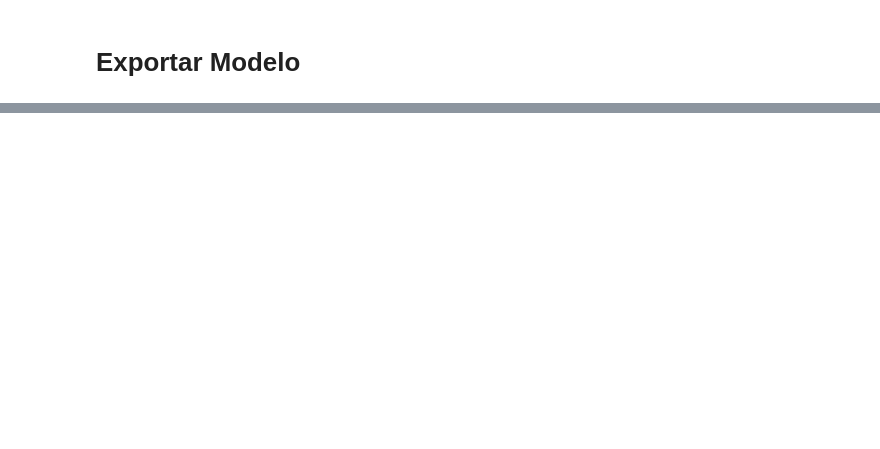
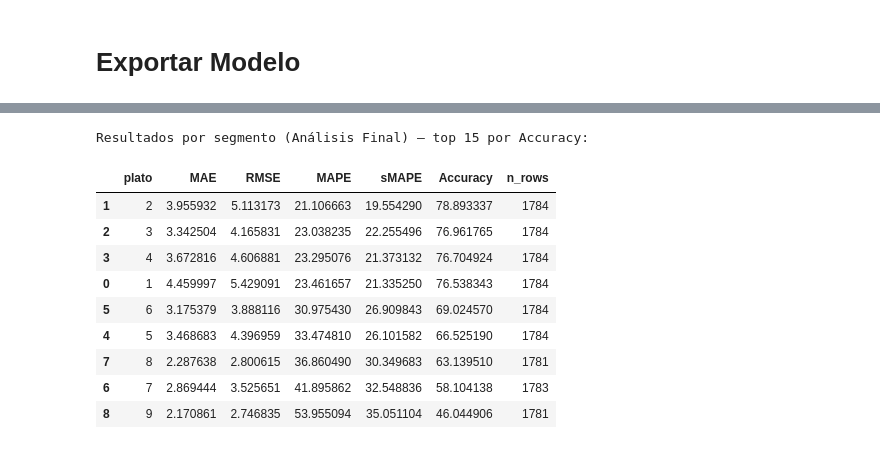
Before and after one commit to joseph7104/-1INF46-Plan_Compras_Produccion, a Jupyter notebook: notebooks/tuning/XGBOOST.ipynb, the cells around one changed output, grey strips where cells are left out. Cells and saved outputs as stored; diff of their text form; code cells hidden in the pictures; blank space fills up the shorter version.

```diff
--- a/notebooks/tuning/XGBOOST.ipynb
+++ b/notebooks/tuning/XGBOOST.ipynb
@@ -1315,0 +1260,80 @@ To https://github.com/joseph7104/-1INF46-Plan_Compras_Produccion.git
+# %%
+# 2) Reentrenamiento de modelos Poisson por segmento sin 'monto_total'
+
+import xgboost as xgb
+from tqdm import tqdm
+import numpy as np
+import pandas as pd
+
+models_poisson_final = {}
+results_poisson_final = []
+
+for seg in tqdm(poisson_segments, desc="Entrenando modelos Poisson por plato (análisis final)"):
+    g = df[df[PLATO_COL] == seg].copy()
+    if len(g) < 250:
+        continue
+
+    g = g.sort_values(DATE_COL).reset_index(drop=True)
+
+    # Split temporal: 80% train, 20% test
+    split_idx = int(len(g) * 0.8)
+    X_tr, X_te = g.iloc[:split_idx][regressors_final], g.iloc[split_idx:][regressors_final]
+    y_tr, y_te = g.iloc[:split_idx][TARGET_COL], g.iloc[split_idx:][TARGET_COL]
+
+    dtrain = xgb.DMatrix(X_tr, label=y_tr)
+    dtest  = xgb.DMatrix(X_te, label=y_te)
+
+    params = {
+        "objective": "count:poisson",
+        "eval_metric": "mae",
+        "tree_method": "hist",
+        "eta": 0.01,
+        "max_depth": 5,
+        "subsample": 0.8,
+        "colsample_bytree": 0.8,
+        "random_state": 42
+    }
+
+    bst = xgb.train(
+        params=params,
+        dtrain=dtrain,
+        num_boost_round=600,
+        evals=[(dtest, "valid")],
+        early_stopping_rounds=50,
+        verbose_eval=False
+    )
+
+    # Predicciones en test
+    y_pred = bst.predict(dtest)
+    mae = np.mean(np.abs(y_te - y_pred))
+    rmse = np.sqrt(np.mean((y_te - y_pred) ** 2))
+    mape = np.mean(np.abs((y_te - y_pred) / np.clip(y_te, 1e-9, None))) * 100
+    smape = np.mean(2*np.abs(y_te - y_pred)/(np.abs(y_te)+np.abs(y_pred)+1e-9))*100
+    acc = 100 - mape
+
+    results_poisson_final.append({
+        "plato": seg,
+        "MAE": mae,
+        "RMSE": rmse,
+        "MAPE": mape,
+        "sMAPE": smape,
+        "Accuracy": acc,
+        "n_rows": len(g) # Añadimos n_rows para ponderación
+    })
+    models_poisson_final[seg] = bst
+
+res_poisson_final_df = pd.DataFrame(results_poisson_final).sort_values("Accuracy", ascending=False)
+print("\nResultados por segmento (Análisis Final) — top 15 por Accuracy:")
+display(res_poisson_final_df)
+# %% [output]
+Resultados por segmento (Análisis Final) — top 15 por Accuracy:
+|  | plato | MAE | RMSE | MAPE | sMAPE | Accuracy | n_rows |
+| 1 | 2 | 3.955932 | 5.113173 | 21.106663 | 19.554290 | 78.893337 | 1784 |
+| 2 | 3 | 3.342504 | 4.165831 | 23.038235 | 22.255496 | 76.961765 | 1784 |
+| 3 | 4 | 3.672816 | 4.606881 | 23.295076 | 21.373132 | 76.704924 | 1784 |
+| 0 | 1 | 4.459997 | 5.429091 | 23.461657 | 21.335250 | 76.538343 | 1784 |
+| 5 | 6 | 3.175379 | 3.888116 | 30.975430 | 26.909843 | 69.024570 | 1784 |
+| 4 | 5 | 3.468683 | 4.396959 | 33.474810 | 26.101582 | 66.525190 | 1784 |
+| 7 | 8 | 2.287638 | 2.800615 | 36.860490 | 30.349683 | 63.139510 | 1781 |
+| 6 | 7 | 2.869444 | 3.525651 | 41.895862 | 32.548836 | 58.104138 | 1783 |
+| 8 | 9 | 2.170861 | 2.746835 | 53.955094 | 35.051104 | 46.044906 | 1781 |
```
Also changed, not shown: parts of 35 cells of this notebook.
